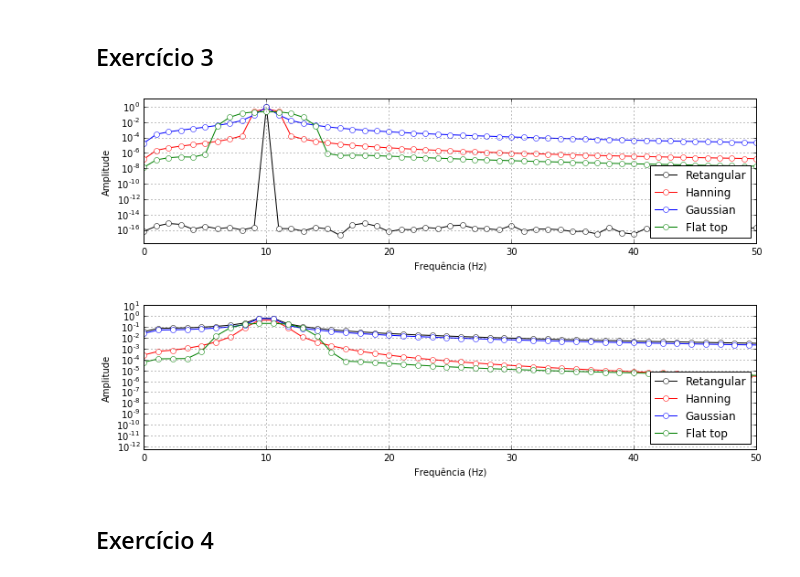
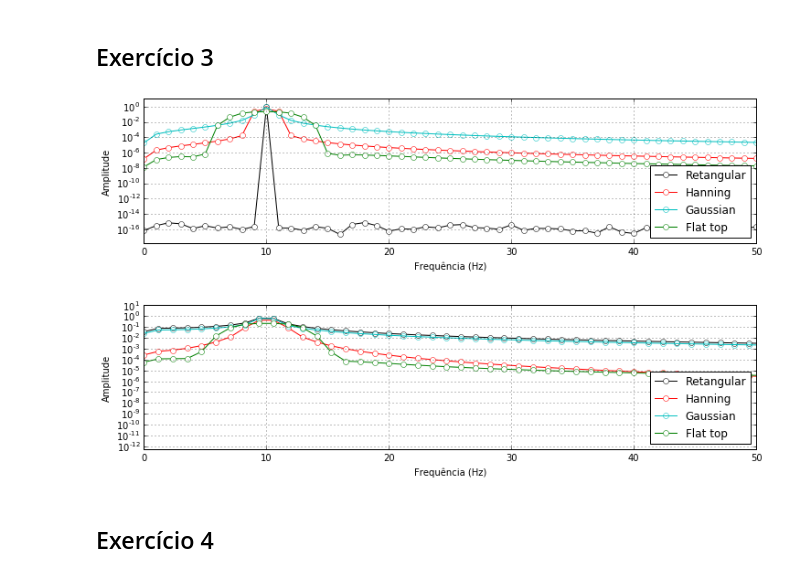
Before and after one commit to julionaojulho/machine-learning, a Jupyter notebook: Exercícios de fixação.ipynb, the cells around one changed output. Drawn from its saved outputs; the diff is of its cells as text; code cells hidden in the pictures.

```diff
--- a/Exercícios de fixação.ipynb
+++ b/Exercícios de fixação.ipynb
@@ -25,7 +25,7 @@ for i,k in fs:
     plt.figure(figsize=(12,4/np.sqrt(2)))
     plt.plot(t,y,'k',label='Sinal: f = 25 Hz')
     plt.xlabel('tempo (s)')
-    plt.plot(tt,yy,'bo',mec='b',mfc='None',label=ll,ms=4)
+    plt.plot(tt,yy,'r--',linewidth=4.00,label=ll,ms=4)
     plt.axis([0,k/i,-1,1])
     plt.legend(numpoints=1,loc='best')
 
@@ -57,37 +57,37 @@ for i,k in fs:
     Y[0] = Y[0] / 2
     # hanning
     h = signal.hanning(len(yy))
     Y_h = 2 * np.fft.fft(yy*h)/len(Y)
     Y_h[0] = Y_h[0] / 2
     # gaussiana
     g = signal.gaussian(len(yy),std=500)
     Y_g = 2 * np.fft.fft(yy*g)/len(Y)
     Y_g[0] = Y_g[0] / 2
     # flat top
     ft = signal.flattop(len(yy))
     Y_f = 2 * np.fft.fft(yy*ft)/len(Y)
     Y_f[0] = Y_f[0] / 2
     # frequências
     freq = np.fft.fftfreq(len(Y),d=1/i)
 
     # figuras
     plt.figure(figsize=(12,4/np.sqrt(2)))
     plt.semilogy(freq[0:int(len(Y)/2)],np.abs(Y[0:int(len(Y)/2)]),
                  'ko-',mfc="w",mec='k',label='Retangular')
     plt.semilogy(freq[0:int(len(Y)/2)],np.abs(Y_h[0:int(len(Y)/2)]),
-                     'ro-',mfc="w",mec='r',label='Hanning')
+                 'ro-',mfc="w",mec='r',label='Hanning')
     plt.semilogy(freq[0:int(len(Y)/2)],np.abs(Y_g[0:int(len(Y)/2)]),
-                 'bo-',mfc="w",mec='b',label='Gaussian')
+                 'co-',mfc="w",mec='c',label='Gaussian')
     plt.semilogy(freq[0:int(len(Y)/2)],np.abs(Y_f[0:int(len(Y)/2)]),
                  'go-',mfc="w",mec='g',label='Flat top')
     plt.xlabel('Frequência (Hz)')
     plt.ylabel('Amplitude')
     plt.axis([0,50,min(min(abs(Y)),min(abs(Y_h))),1e1])
     plt.legend(numpoints=1,loc='lower right')
     plt.grid('on')
 # %% [output]
-[figure, old version]
+[figure, new version]
-[figure, old version]
+[figure, new version]
 # %% [markdown]
 ## Exercício 4
 # %%
```
Also changed, not shown: parts of 8 cells of this notebook.
